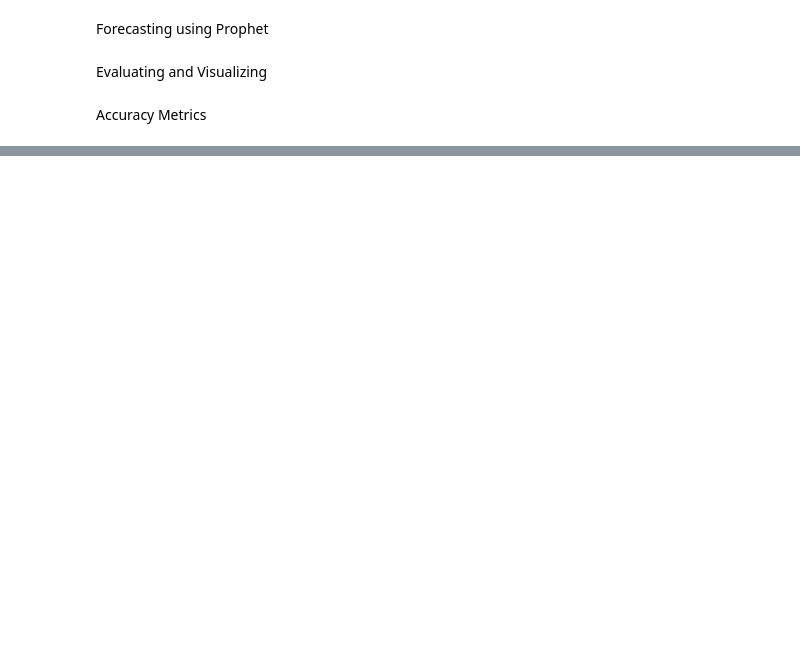
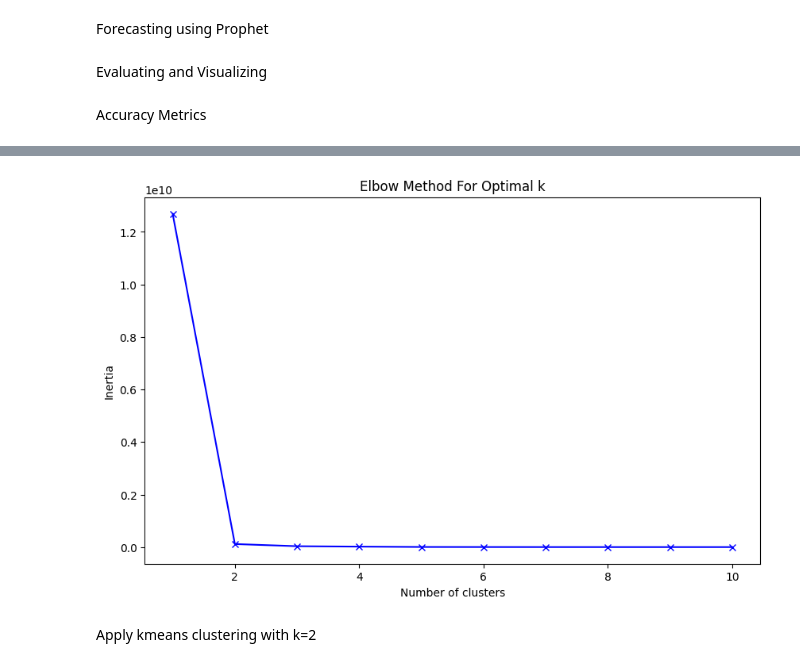
Before and after one commit to nitimasaigal/Project-8-Job-Market-Analysis-and-Recommendation-System, a Jupyter notebook: Project solution 1.ipynb, the cells around one changed output, grey strips where cells are left out. Cells and saved outputs as stored; diff of their text form; code cells hidden in the pictures; blank space fills up the shorter version.

```diff
--- a/Project solution 1.ipynb
+++ b/Project solution 1.ipynb
@@ -597,0 +666,36 @@ Not enough data points for job title: Need Python gRPC developer with 4+ years o
+# %%
+# Extracting month and year from 'published_date'
+df['month'] = df['published_date'].dt.month
+df['year'] = df['published_date'].dt.year
+
+# Aggregating job postings by category and month-year
+df['month_year'] = df['published_date'].dt.to_period('M')
+job_demand = df.groupby(['category', 'month_year']).size().reset_index(name='count')
+
+# Pivoting data for clustering
+pivot_df = job_demand.pivot(index='category', columns='month_year', values='count').fillna(0)
+# %%
+from sklearn.cluster import KMeans
+import matplotlib.pyplot as plt
+import seaborn as sns
+
+# Determining the number of clusters using the elbow method
+inertia = []
+K = range(1, 11)
+for k in K:
+    kmeans = KMeans(n_clusters=k, random_state=42).fit(pivot_df)
+    inertia.append(kmeans.inertia_)
+
+plt.figure(figsize=(10, 6))
+plt.plot(K, inertia, 'bx-')
+plt.xlabel('Number of clusters')
+plt.ylabel('Inertia')
+plt.title('Elbow Method For Optimal k')
+plt.show()
+
+# Applying K-means with an optimal number of clusters
+optimal_k = 3  # Suppose we determine 3 clusters from the elbow plot
+kmeans = KMeans(n_clusters=optimal_k, random_state=42)
+pivot_df['cluster'] = kmeans.fit_predict(pivot_df)
+# %% [output]
+[figure, added]
@@ -597,0 +709,2 @@ Not enough data points for job title: Need Python gRPC developer with 4+ years o
+# %% [markdown]
+Apply kmeans clustering with k=2
```
Also changed, not shown: parts of 18 cells of this notebook.
